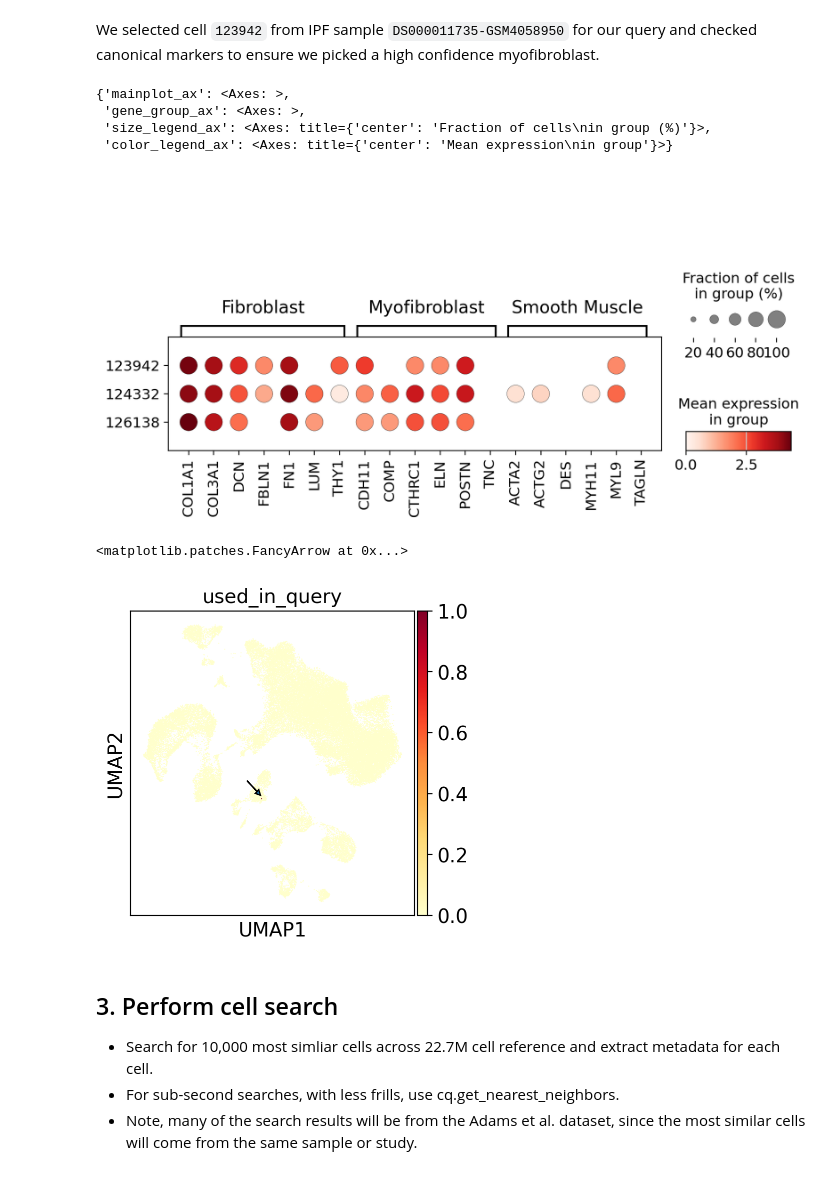
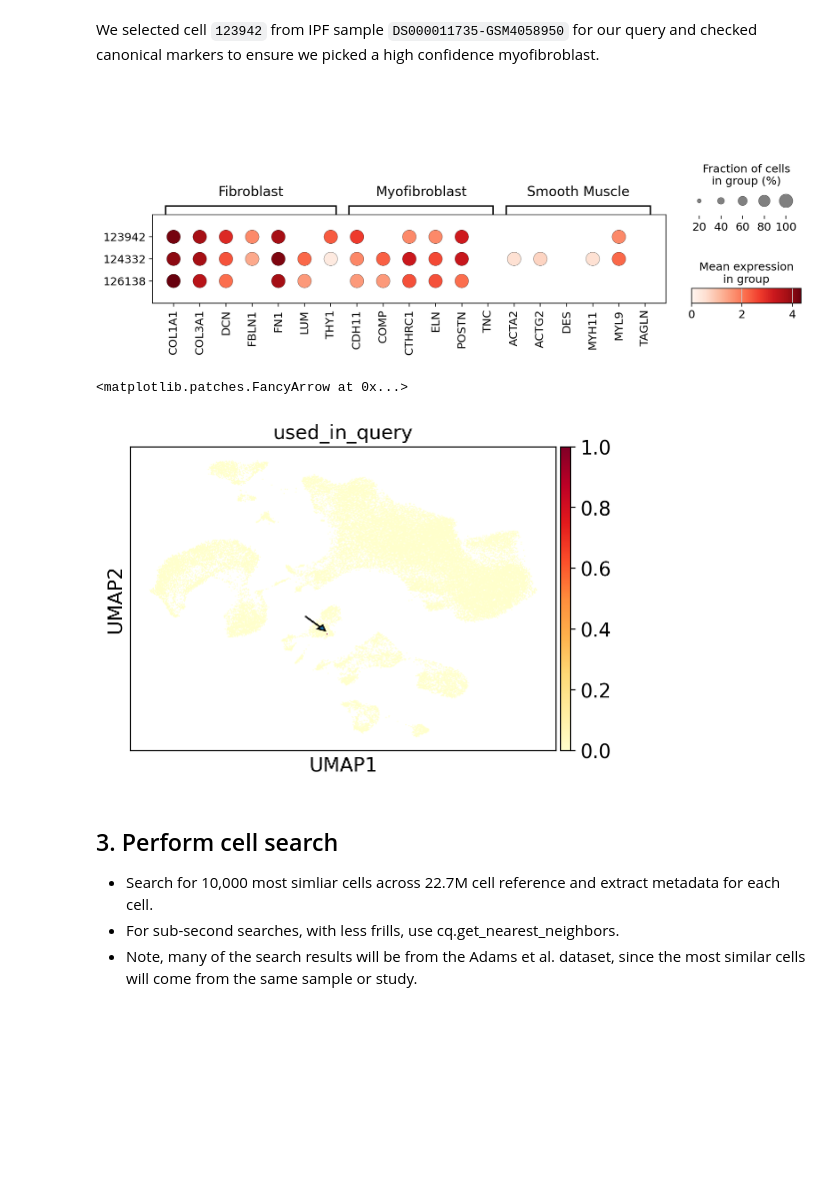
Before and after one commit to Genentech/scimilarity, a Jupyter notebook: docs/notebooks/cell_search_tutorial_1.ipynb, the cells around one changed output. Cells and saved outputs as stored; diff of their text form; code cells hidden in the pictures; blank space fills up the shorter version.

```diff
--- a/docs/notebooks/cell_search_tutorial_1.ipynb
+++ b/docs/notebooks/cell_search_tutorial_1.ipynb
@@ -31,8 +30,7 @@ import scanpy as sc
 from matplotlib import pyplot as plt
 
 sc.set_figure_params(dpi=100)
-#plt.rcParams["figure.figsize"] = [6, 4]
-#plt.rcParams["figure.autolayout"] = True
+plt.rcParams["figure.figsize"] = [6, 4]
 
 import warnings
 
@@ -103,24 +101,20 @@ We selected cell `123942` from IPF sample `DS000011735-GSM4058950` for our query
 # %%
 adams_ipf = adams[adams.obs["Disease"] == "IPF"].copy()
 adams_myofib = adams_ipf[adams_ipf.obs["celltype_name"] == "myofibroblast cell"].copy()
 subsample = adams_myofib[adams_myofib.obs["sample"] == "DS000011735-GSM4058950"].copy()
 subsample.obs["cell_id"] = subsample.obs.index
 
-fig, axes = plt.subplots(1, 1, figsize=(9, 4))
+fig, axes = plt.subplots(1, 1, figsize=(12, 4))
 sc.pl.dotplot(
     subsample,
     var_names=marker_list,
     groupby="cell_id",
     var_group_rotation=0,
     ax=axes,
     show=False,
-)
+);
 # %% [output]
-{'mainplot_ax': <Axes: >,
- 'gene_group_ax': <Axes: >,
- 'size_legend_ax': <Axes: title={'center': 'Fraction of cells\nin group (%)'}>,
- 'color_legend_ax': <Axes: title={'center': 'Mean expression\nin group'}>}
-[figure, old version]
+[figure, new version]
 # %%
 used_in_query = adams.obs.index == "123942"
 adams.obs["used_in_query"] = used_in_query.astype(int)
@@ -128,7 +122,7 @@ f = sc.pl.umap(adams, color=["used_in_query"], cmap="YlOrRd", return_fig=True)
 f.axes[0].arrow(3.1, 4.6, 1, -1, head_width=0.5, head_length=0.5)
 # %% [output]
 <matplotlib.patches.FancyArrow at 0x...>
-[figure, old version]
+[figure, new version]
 # %% [markdown]
 ## 3. Perform cell search
  - Search for 10,000 most simliar cells across 22.7M cell reference and extract metadata for each cell.
```
Also changed, not shown: parts of 4 cells of this notebook, 4 other files.
